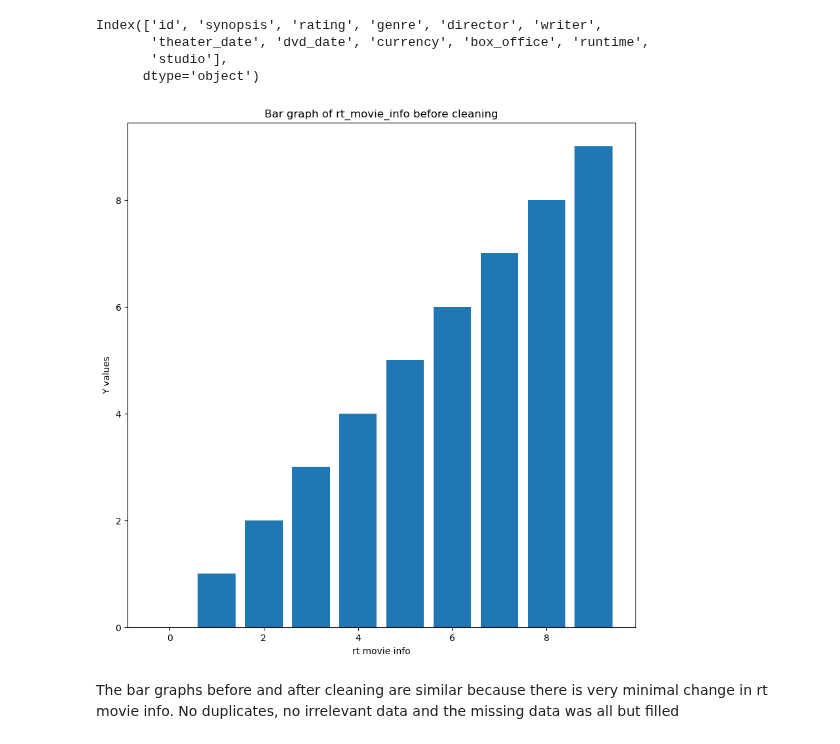
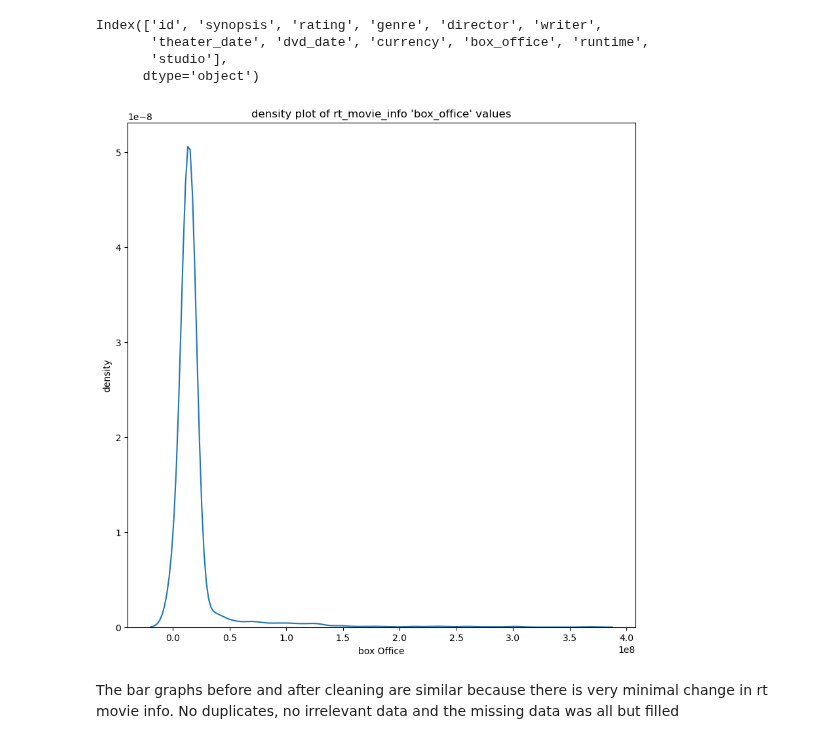
Before and after one commit to MuchiriKinyua/Microsoft-Movie-Project, a Jupyter notebook: Microsoft Movie project.ipynb, the cells around one changed output. Drawn from its saved outputs; the diff is of its cells as text; code cells hidden in the pictures.

```diff
--- a/Microsoft Movie project.ipynb
+++ b/Microsoft Movie project.ipynb
@@ -683,17 +681,14 @@ Index(['id', 'synopsis', 'rating', 'genre', 'director', 'writer',
        'studio'],
       dtype='object')
 # %%
-#rt_movie_info after cleaning
-plt.figure(figsize = (10,10))
-x = np.arange(10)
-y = np.arange(10)
-plt.bar(x, y, label = "rt movie information")
-plt.xlabel("rt movie info")
-plt.ylabel("Y values")
-plt.title("Bar graph of rt_movie_info before cleaning")
+plt.figure(figsize=(10, 10))
+sns.kdeplot(pd.to_numeric(rt_movie_info["box_office"], errors='coerce'))
+plt.xlabel("box Office")
+plt.ylabel("density")
+plt.title("density plot of rt_movie_info 'box_office' values")
 plt.show()
 # %% [output]
-[figure, old version]
+[figure, new version]
 # %% [markdown]
 The bar graphs before and after cleaning are similar because there is very minimal change in rt movie info. No duplicates, no irrelevant data and the missing data was all but filled
 # %% [markdown]
```
Also changed, not shown: parts of 28 cells of this notebook, 1 other file.
